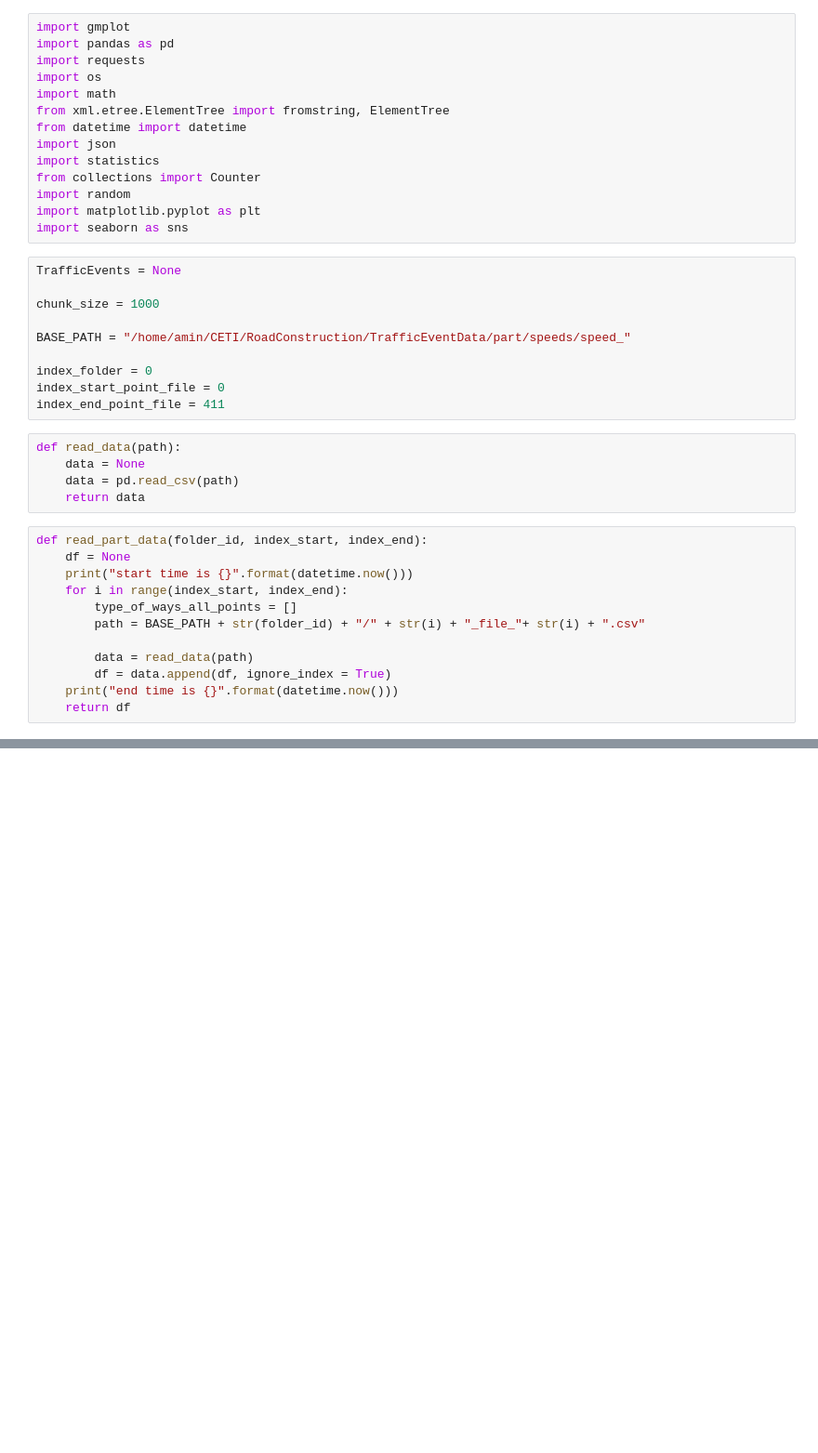
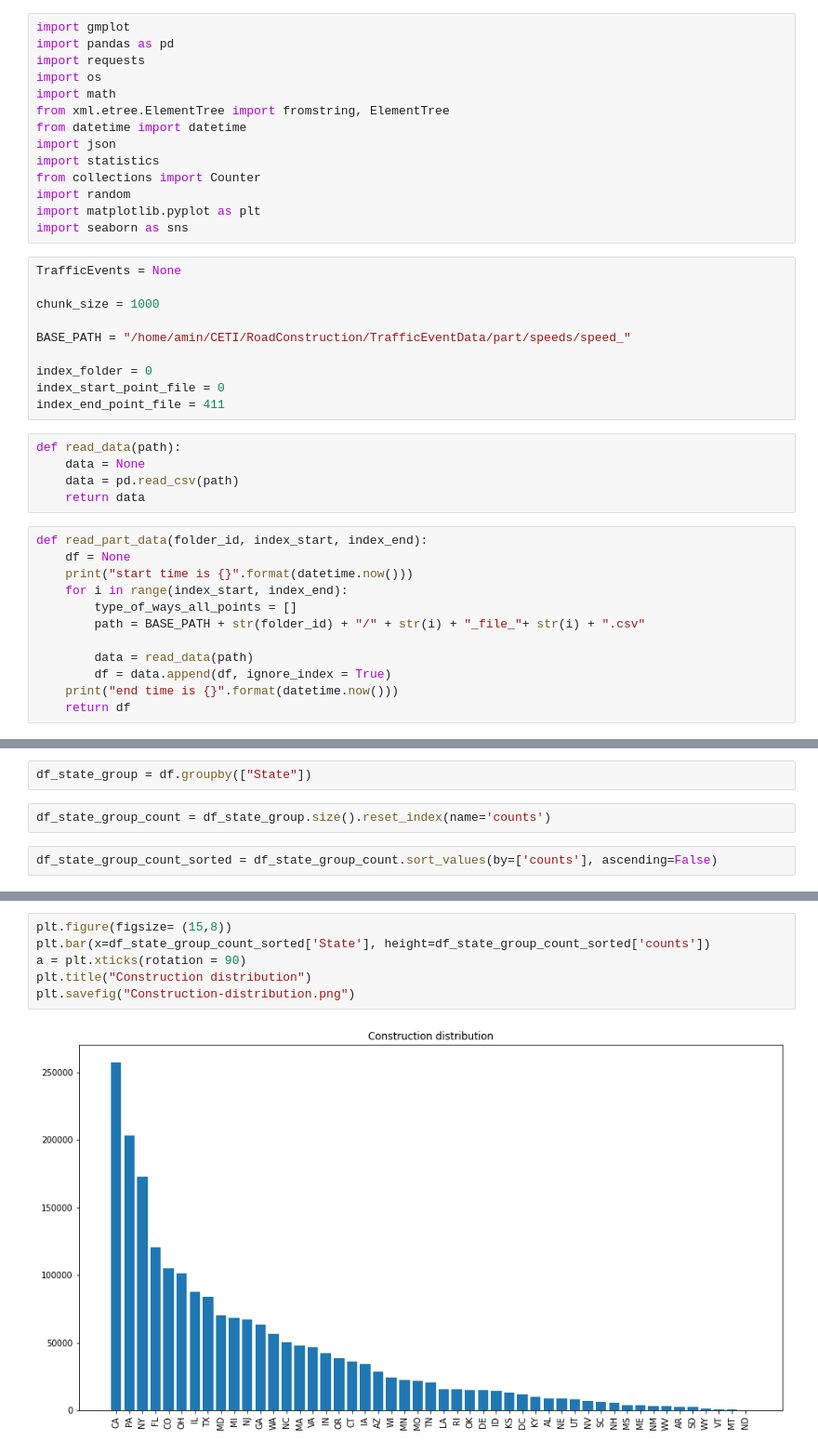
Before and after one commit to 7Amin/RoadConstructionPrediction, a Jupyter notebook: application/dataAnalysis/Constructions and Road Type.ipynb, the cells around one changed output, grey strips where cells are left out. Shown at 93% size. Drawn from its saved outputs; the diff is of its cells as text; blank space fills up the shorter version.

```diff
--- a/application/dataAnalysis/Constructions and Road Type.ipynb
+++ b/application/dataAnalysis/Constructions and Road Type.ipynb
@@ -61,0 +169,6 @@ df.shape
+# %%
+df_state_group = df.groupby(["State"])
+# %%
+df_state_group_count = df_state_group.size().reset_index(name='counts')
+# %%
+df_state_group_count_sorted = df_state_group_count.sort_values(by=['counts'], ascending=False)
@@ -61,0 +184,8 @@ df.shape
+# %%
+plt.figure(figsize= (15,8))
+plt.bar(x=df_state_group_count_sorted['State'], height=df_state_group_count_sorted['counts'])
+a = plt.xticks(rotation = 90)
+plt.title("Construction distribution")
+plt.savefig("Construction-distribution.png")
+# %% [output]
+[figure, added]
```
Also changed, not shown: parts of 75 cells of this notebook, 3 other files.
